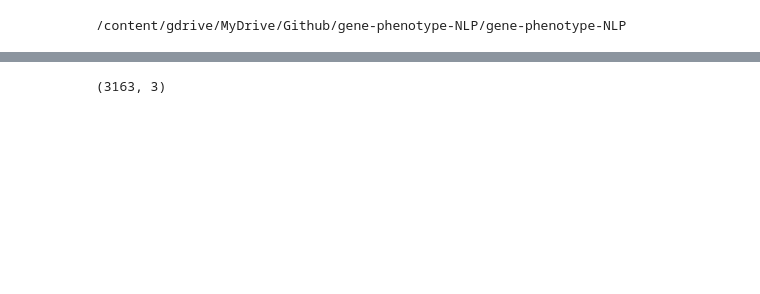
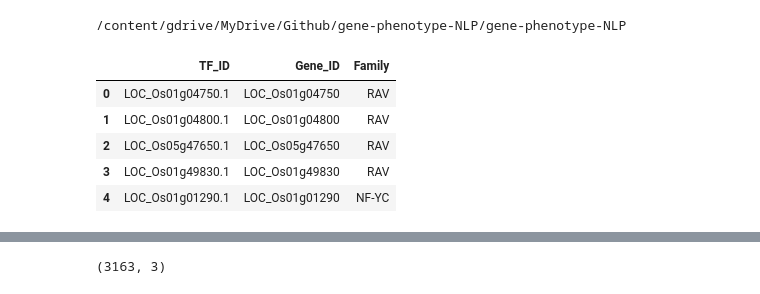
Before and after one commit to pierrelarmande/notebooks, a Jupyter notebook: gene_gene_interaction_validation.ipynb, the cells around one changed output, grey strips where cells are left out. Drawn from its saved outputs; the diff is of its cells as text; code cells hidden in the pictures; blank space fills up the shorter version.

```diff
--- a/gene_gene_interaction_validation.ipynb
+++ b/gene_gene_interaction_validation.ipynb
@@ -42,10 +47,21 @@ data_filename = r'output/iric_data.pkl'
 ids_filename = r'output/iric_identifiers.pkl'
 gene_list = r'data/gene_list_final.txt'
 gene_pair = r'data/3rep_union_network.txt'
+TF_list = r'data/Osj_TF_list.txt'
 iric = pd.read_pickle(data_filename)
 iric_ids = pd.read_pickle(ids_filename)
 gene_list = pd.read_csv(gene_list)
 gene_pair =  pd.read_csv(gene_pair, names=['gene1','regulate','gene2'], header=None)
+pd_TF_list = pd.read_csv(TF_list, sep="\t")
+# %%
+pd_TF_list.head()
+# %% [output]
+|  | TF_ID | Gene_ID | Family |
+| 0 | LOC_Os01g04750.1 | LOC_Os01g04750 | RAV |
+| 1 | LOC_Os01g04800.1 | LOC_Os01g04800 | RAV |
+| 2 | LOC_Os05g47650.1 | LOC_Os05g47650 | RAV |
+| 3 | LOC_Os01g49830.1 | LOC_Os01g49830 | RAV |
+| 4 | LOC_Os01g01290.1 | LOC_Os01g01290 | NF-YC |
 # %%
 # creating a mapping from raprepname into iricname
 mapping_rap_iric = {}
```
Also changed, not shown: parts of 3 cells of this notebook.
